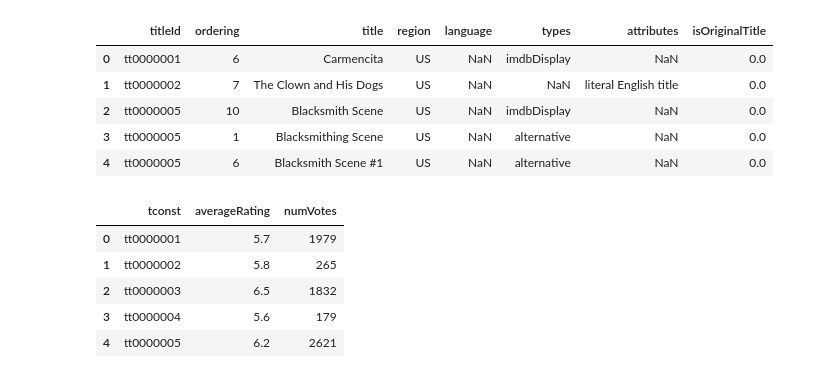
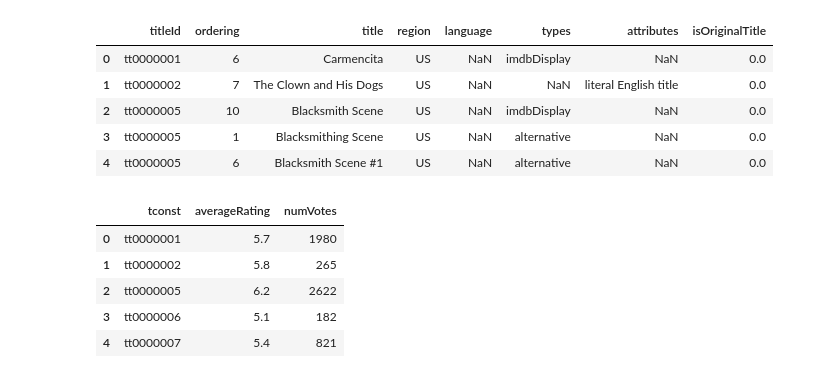
Before and after one commit to bmmukhridin/prohect-3-part-1, a Jupyter notebook: project 3.ipynb, the cells around one changed output. Drawn from its saved outputs; the diff is of its cells as text; code cells hidden in the pictures.

```diff
--- a/project 3.ipynb
+++ b/project 3.ipynb
@@ -315,0 +316,6 @@ len(rating)
+# %%
+# filter
+ratings = rating[us_movies]
+
+# check
+len(ratings)
@@ -404,19 +412,19 @@ title.head()
 | 4 | tt0000005 | 6 | Blacksmith Scene #1 | US | NaN | alternative | NaN | 0.0 |
 # %%
 # save each file to a compressed csv file in data folder
-rating.to_csv('Data/ratings.csv.gz',
+ratings.to_csv('Data/ratings.csv.gz',
               compression = 'gzip',
               index = False)
 
 # check
-rating = pd.read_csv('Data/ratings.csv.gz',
+ratings = pd.read_csv('Data/ratings.csv.gz',
                     low_memory = False)
 
-rating.head()
+ratings.head()
 # %% [output]
 |  | tconst | averageRating | numVotes |
-| 0 | tt0000001 | 5.7 | 1979 |
+| 0 | tt0000001 | 5.7 | 1980 |
 | 1 | tt0000002 | 5.8 | 265 |
-| 2 | tt0000003 | 6.5 | 1832 |
-| 3 | tt0000004 | 5.6 | 179 |
-| 4 | tt0000005 | 6.2 | 2621 |
+| 2 | tt0000005 | 6.2 | 2622 |
+| 3 | tt0000006 | 5.1 | 182 |
+| 4 | tt0000007 | 5.4 | 821 |
```
Also changed, not shown: parts of 25 cells of this notebook, 1 other file.
